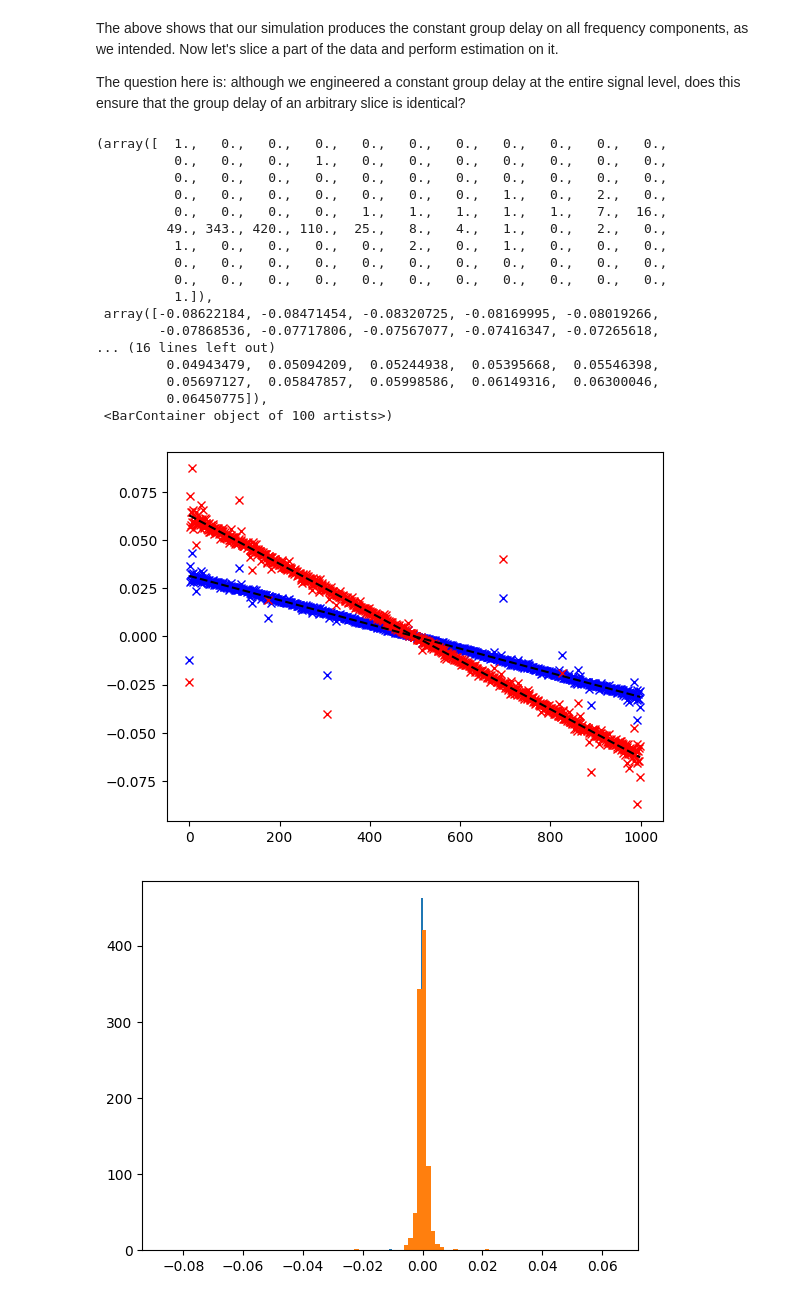
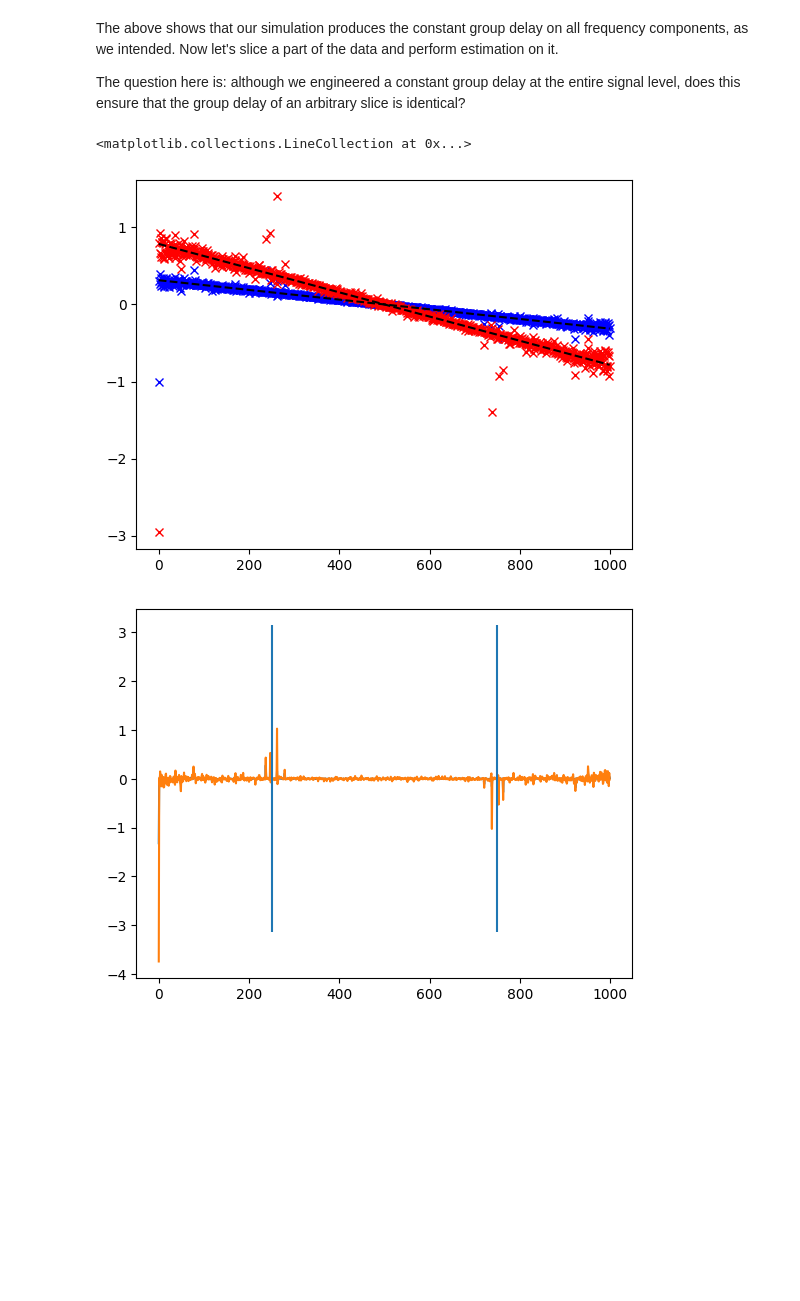
Before and after one commit to icyveins7/pydsproutines, a Jupyter notebook: notebooks/Xcorr_Approach_CRB.ipynb, the cells around one changed output. Cells and saved outputs as stored; diff of their text form; code cells hidden in the pictures; blank space fills up the shorter version.

```diff
--- a/notebooks/Xcorr_Approach_CRB.ipynb
+++ b/notebooks/Xcorr_Approach_CRB.ipynb
@@ -511,8 +511,8 @@ def test_fft_propagate(length, m, osr, tau_samples1, tau_samples2, fs):
 # Generate some test data
 length = 10000
 fs = 10000
-tau1 = 0.1e-5
-tau2 = 0.2e-5
+tau1 = 0.1e-4
+tau2 = 0.25e-4
 syms, sig, rx1, rx2 = test_fft_propagate(length, 2, 1, tau1, tau2, fs)
 
 # Check the phase difference plots 0.0001, 0.0002
@@ -533,42 +533,27 @@ The question here is: although we engineered a constant group delay at the entir
 # %%
 sigslice = sig[0:1000]
 slice1 = rx1[0:1000]
 slice2 = rx2[0:1000]
 
 ccf1 = np.fft.fft(slice1) * np.fft.fft(sigslice).conj()
 ccf2 = np.fft.fft(slice2) * np.fft.fft(sigslice).conj()
 
 plt.figure()
 ccf1angle = np.angle(np.fft.fftshift(ccf1))
 ccf2angle = np.angle(np.fft.fftshift(ccf2))
 plt.plot(ccf1angle, 'bx')
 plt.plot(ccf2angle, 'rx')
 theophase1 = np.fft.fftshift(-makeFreq(1000, fs) * 2*np.pi * tau1)
 theophase2 = np.fft.fftshift(-makeFreq(1000, fs) * 2*np.pi * tau2)
 plt.plot(theophase1, 'k--')
 plt.plot(theophase2, 'k--')
 
 # Compute mean phase error
 plt.figure()
-plt.hist(ccf1angle - theophase1, bins=100)
-plt.hist(ccf2angle - theophase2, bins=100)
+plt.plot(ccf1angle - theophase1)
+plt.plot(ccf2angle - theophase2)
+plt.vlines([ccf1angle.size/4, ccf1angle.size/4*3], -np.pi, np.pi)
 # %% [output]
-(array([  1.,   0.,   0.,   0.,   0.,   0.,   0.,   0.,   0.,   0.,   0.,
-          0.,   0.,   0.,   1.,   0.,   0.,   0.,   0.,   0.,   0.,   0.,
-          0.,   0.,   0.,   0.,   0.,   0.,   0.,   0.,   0.,   0.,   0.,
-          0.,   0.,   0.,   0.,   0.,   0.,   0.,   1.,   0.,   2.,   0.,
-          0.,   0.,   0.,   0.,   1.,   1.,   1.,   1.,   1.,   7.,  16.,
-         49., 343., 420., 110.,  25.,   8.,   4.,   1.,   0.,   2.,   0.,
-          1.,   0.,   0.,   0.,   0.,   2.,   0.,   1.,   0.,   0.,   0.,
-          0.,   0.,   0.,   0.,   0.,   0.,   0.,   0.,   0.,   0.,   0.,
-          0.,   0.,   0.,   0.,   0.,   0.,   0.,   0.,   0.,   0.,   0.,
-          1.]),
- array([-0.08622184, -0.08471454, -0.08320725, -0.08169995, -0.08019266,
-        -0.07868536, -0.07717806, -0.07567077, -0.07416347, -0.07265618,
-... (16 lines left out)
-         0.04943479,  0.05094209,  0.05244938,  0.05395668,  0.05546398,
-         0.05697127,  0.05847857,  0.05998586,  0.06149316,  0.06300046,
-         0.06450775]),
- <BarContainer object of 100 artists>)
+<matplotlib.collections.LineCollection at 0x...>
-[figure, old version]
+[figure, new version]
-[figure, old version]
+[figure, new version]
```
Also changed, not shown: parts of 12 cells of this notebook.
